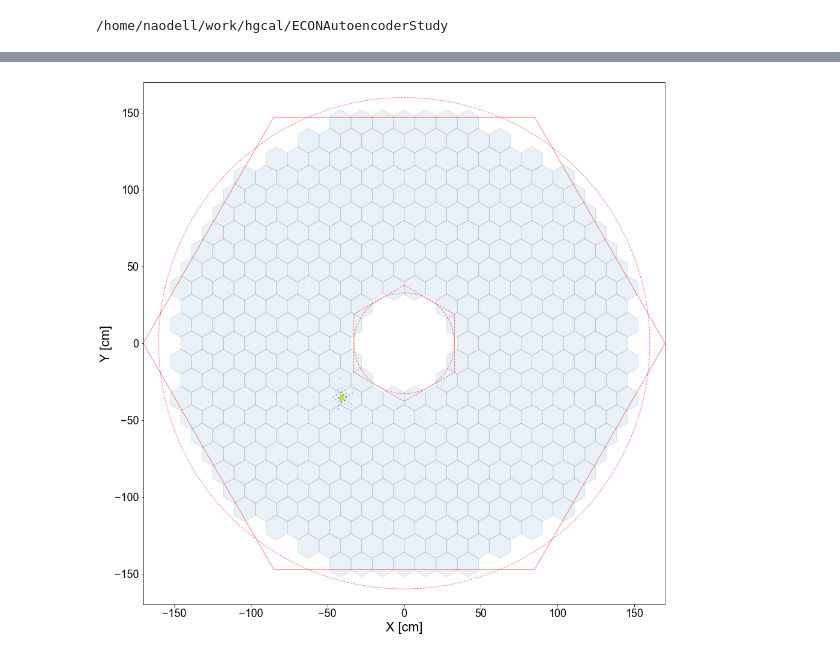
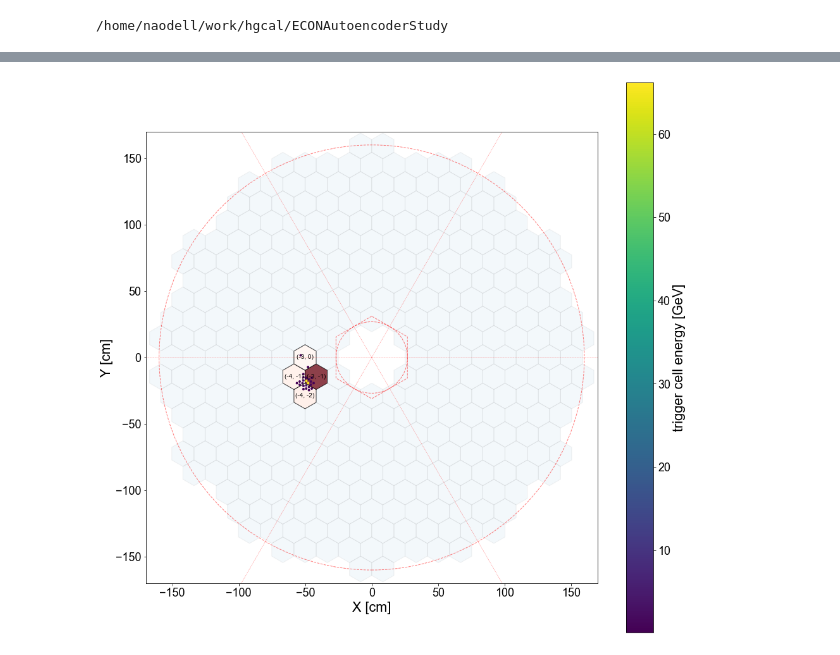
Before and after one commit to naodell/ECONAutoencoderStudy, a Jupyter notebook: notebooks/tc_visualizer.ipynb, the cells around one changed output, grey strips where cells are left out. Drawn from its saved outputs; the diff is of its cells as text; code cells hidden in the pictures.

Commit message:
Seems to have the right tc to wafer mapping in tc_viz

```diff
--- a/notebooks/tc_visualizer.ipynb
+++ b/notebooks/tc_visualizer.ipynb
@@ -81,14 +75,21 @@ findfont: Generic family 'cursive' not found because none of the following famil
 # %%
 from matplotlib.patches import RegularPolygon, Circle
 from itertools import product
+cmap = matplotlib.cm.get_cmap('Reds')
 
 
 #cuts = 'tc_z > 0 and tc_x < 0. and tc_y < 0. and tc_subdet == 1 and tc_layer == 9'
-cuts = 'tc_z > 0 and tc_subdet == 1 and tc_layer == 9'
-event_ix = df_tc.index[0][0]
-event_tc = df_tc.query(cuts).loc[event_ix]
-event_cluster = df_clusters.loc[event_ix]
-event_gen = df_gen.loc[event_ix]
+cuts = 'tc_z < 0 and tc_subdet == 1 and tc_layer == 9 and tc_energy > 0.1'
+df_tc['count'] = 1
+df_cut = df_tc.query(cuts)
+events = df_cut.index.get_level_values(0).unique()
+event_ix = events[10]
+event_tc = df_cut.loc[event_ix]
+#event_cluster = df_clusters.loc[event_ix]
+#event_gen = df_gen.loc[event_ix]
+
+group_wafer = event_tc.groupby(['tc_waferu', 'tc_waferv'])
+wafer_sums = group_wafer.sum()
 
 # draw each module
 u = np.arange(-13, 14)
@@ -97,8 +98,9 @@ coord = np.array(list(product(u, u)))
 
 # Horizontal cartesian coords
 angle = np.pi/6
-hex_radius = 8
+hex_radius = 0.95*8*2.54/2
 d = 2*hex_radius*np.cos(angle)
+#trans_matrix = np.array([[1., np.sin(angle)], [0., np.sin(np.pi/2 - angle)]])
 xcoord = [d*(c[0] - c[1]*np.sin(angle)) for c in coord]
 ycoord = [d*c[1]*np.sin(np.pi/2 - angle) for c in coord]
 
@@ -106,27 +108,40 @@ fig, ax = plt.subplots(1, figsize=(16, 16))
 ax.set_aspect('equal')
 
 # draw hexegonal grid
-for x, y in zip(xcoord, ycoord):
+inner_radius = 0.82*32.8
+outer_radius = 160
+energy_max = wafer_sums['tc_energy'].max()
+for x, y, u, v in zip(xcoord, ycoord, coord.T[0], coord.T[1]):
     #color = c[0].lower()  # matplotlib understands lower case words for colours
     r = np.sqrt(x**2 + y**2)
-    if r < 32.8 or r > 150:
+    if r < inner_radius or r > outer_radius:
         continue
+
+    if (u, v) in wafer_sums.index:
+        color = cmap(wafer_sums.loc[(u, v), 'tc_energy']/energy_max)
+        alpha = 0.75
+    else:
+        color = 'C0'
+        alpha = 0.05
 
     poly = RegularPolygon((x, y),
                          numVertices=6,
                          radius=hex_radius,
                          orientation=np.radians(0),
-                         #facecolor=color,
-                         alpha=0.1,
-                         edgecolor='k'
+                         facecolor=color,
+                         alpha=alpha,
+                         edgecolor='k',
+                         zorder=1
                         )
     ax.add_patch(poly)
-    # Also add a text label
-    #ax.text(x, y+0.2, l[0], ha='center', va='center', size=20)
+
+    # Add text labels
+    if color != 'C0':
+        ax.text(x, y+0.2, f'({u}, {v})', ha='center', va='center', size=10)
 
 # inner hexagon
 inner_circle = Circle((0, 0),
-                     radius=32.8,
+                     radius=inner_radius,
                      facecolor='none',
                      alpha=0.5,
                      linestyle='--',
@@ -136,41 +151,57 @@ ax.add_patch(inner_circle)
 
 poly = RegularPolygon((0, 0),
                      numVertices=6,
-                     radius=32.8/np.cos(angle),
+                     radius=inner_radius/np.cos(angle),
                      orientation=np.radians(0),
                      facecolor='none',
                      alpha=0.5,
                      linestyle='--',
                      edgecolor='r'
                     )
 ax.add_patch(poly)
 
 # outer hexagon
 outer_circle = Circle((0, 0),
                      radius=160,
                      facecolor='none',
                      alpha=0.5,
                      linestyle='--',
                      edgecolor='r'
                      )
 ax.add_patch(outer_circle)
 
 poly = RegularPolygon((0, 0),
                      numVertices=6,
-                     radius=170,
+                     radius=160,
                      orientation=np.radians(30),
                      facecolor='none',
                      alpha=0.5,
                      edgecolor='r'
                     )
-ax.add_patch(poly)
 
-ax.scatter(event_tc.tc_x, event_tc.tc_y, s=event_tc.tc_energy, c=np.log(event_tc.tc_energy))
+# draw lines every pi/3 radians
+for angle in np.arange(0, 360, 60):
+    rad = (angle/180)*np.pi
+    plt.plot([0., 200*np.cos(rad)], [0., 200*np.sin(rad)], 'r--', linewidth=0.5, alpha=0.5)
+
+#ax.add_patch(poly)
+marker_size = 100. / (1 + np.exp(-event_tc.tc_energy/10))
+scat = ax.scatter(event_tc.tc_x, event_tc.tc_y,
+                  marker='H',
+                  s=10, #marker_size,
+                  c=event_tc.tc_energy,
+                  zorder=2
+                 )
+#ax.set_xlim(-80, -20)
+#ax.set_ylim(-50, 20)
 ax.set_xlim(-170, 170)
 ax.set_ylim(-170, 170)
 ax.set_xlabel('X [cm]')
 ax.set_ylabel('Y [cm]')
 
+cbar = plt.colorbar(scat)
+cbar.set_label('trigger cell energy [GeV]')
+
 plt.show()
 # %% [output]
-[figure, old version]
+[figure, new version]
```
Also changed, not shown: parts of 3 cells of this notebook.
